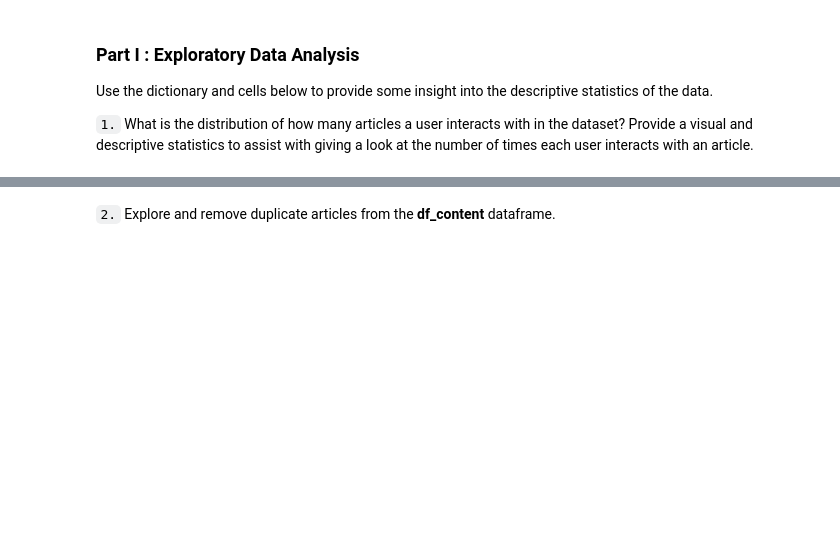
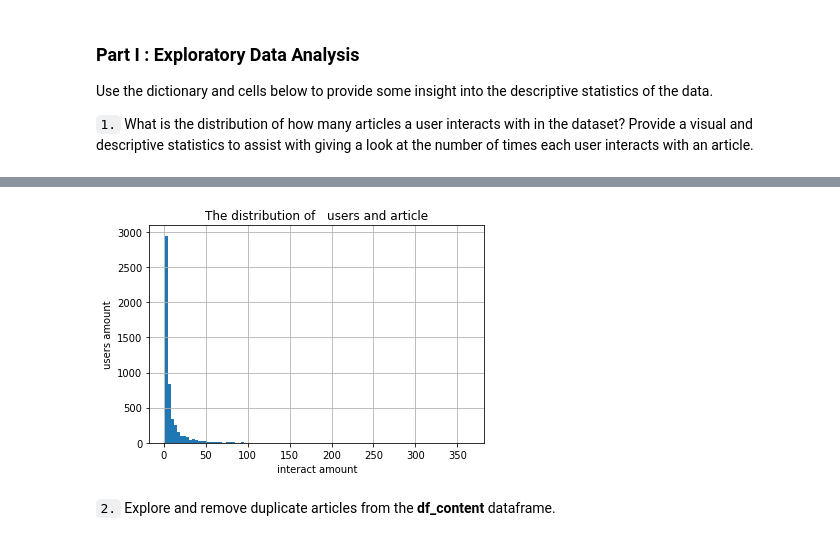
Before and after one commit to bin-wang-sh/Recommendation_with_IBM_Webapp, a Jupyter notebook: Recommendations_with_IBM.ipynb, the cells around one changed output, grey strips where cells are left out. Saved outputs shown, nothing was run; the diff lists cells and outputs as text; code cells hidden in the pictures; blank space fills up the shorter version.

```diff
--- a/Recommendations_with_IBM.ipynb
+++ b/Recommendations_with_IBM.ipynb
@@ -75,3 +71,0 @@ df_ue.head(5)
-# %%
-#add user_id to df
-df=df.merge(df_ue, on='email')
@@ -157,0 +89,3 @@ Name: 223, dtype: float64
+# %%
+df_email=df['email'].value_counts()
+df_email.describe()
@@ -158,3 +102,11 @@ Name: 223, dtype: float64
+# %%
+df_email.hist(bins=100)
+plt.title("The distribution of   users and article")
+plt.xlabel("interact amount")
+plt.ylabel("users amount")
+plt.show()
+# %% [output]
+[figure, added]
 # %%
 # Fill in the median and maximum number of user_article interactios below
 
```
Also changed, not shown: parts of 58 cells of this notebook.
